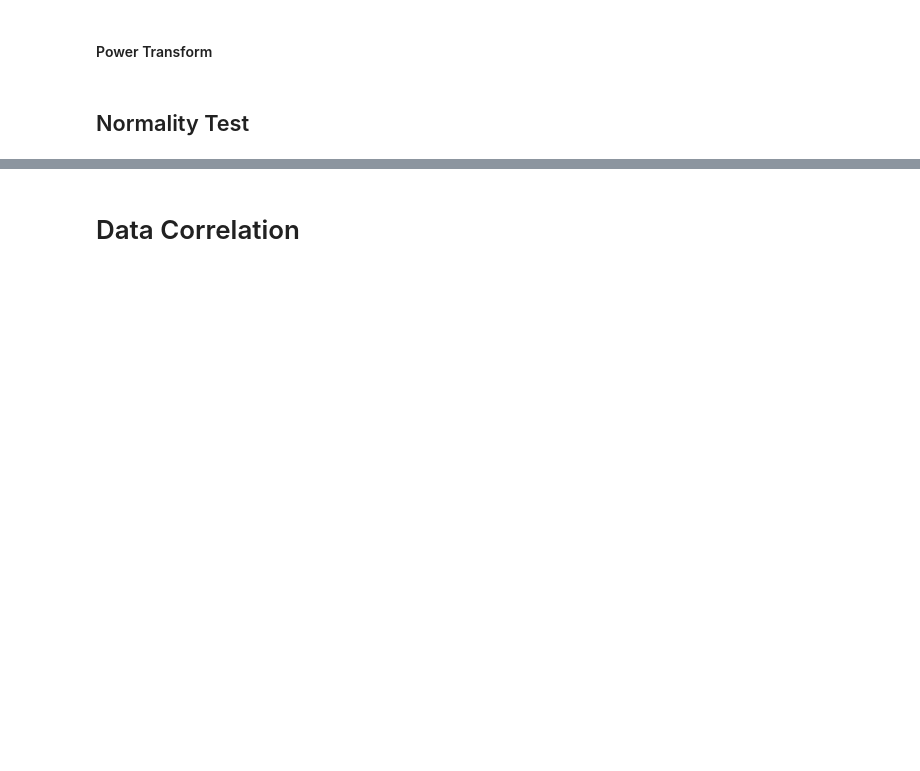
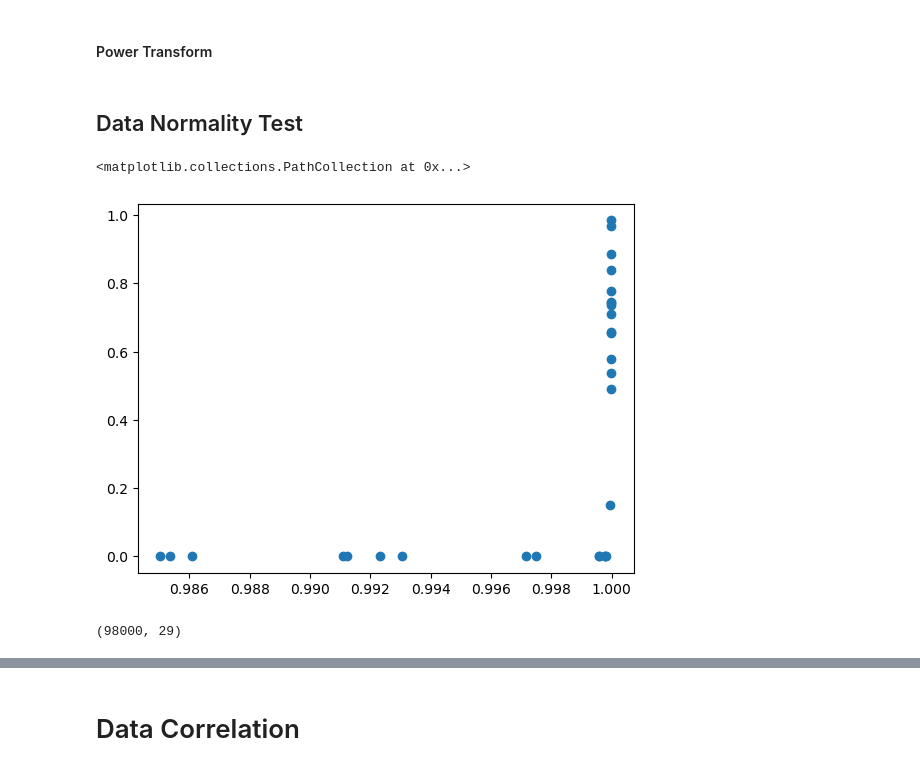
Before and after one commit to SeongilHeo/Kaggle, a Jupyter notebook: tablau/tablau.ipynb, the cells around one changed output, grey strips where cells are left out. Cells and saved outputs as stored; diff of their text form; code cells hidden in the pictures; blank space fills up the shorter version.

```diff
--- a/tablau/tablau.ipynb
+++ b/tablau/tablau.ipynb
@@ -152,4 +153,36 @@ for i in range(t_df.shape[1]):
     sns.histplot(data=t_df[:,i], ax=axes[i//nc,i%nc])
 plt.savefig("./png/po_data_histogram.png")
 # %% [markdown]
-## Normality Test
+## Data Normality Test
+# %%
+for i in range(po_data.shape[1]):
+    fig = plt. figure(figsize= (20,5))
+    ax1 = fig.add_subplot (1, 2, 1)
+    ax2 = fig.add_subplot (1, 2, 2)
+
+    data=po_data[:,i]
+    stats.probplot(data, dist=stats.norm, plot=ax1)
+    mu = data.mean()
+    variance = data.var()
+    sigma = variance ** 0.5
+    x = np.linspace (mu - 3*sigma, mu + 3*sigma, 100)
+    ax2.plot(x, stats.norm.pdf(x, mu, sigma), color="blue", label='theoretical')
+
+    sns.distplot(ax=ax2, a=data, bins=100, color="red", label='observed')
+    ax2.legend()
+    plt.savefig("%d_po_data.png"%(i))
+# %%
+test_stats,p_vals= [],[]
+for i in range(po_data.shape[1]):
+    data=po_data[:,i]
+    test_stat, p_val = stats.shapiro(data)
+    test_stats.append(test_stat)
+    p_vals.append(p_val)
+plt.scatter(test_stats,p_vals)
+# %% [output]
+<matplotlib.collections.PathCollection at 0x...>
+[figure, added]
+# %%
+np.array(df).shape
+# %% [output]
+(98000, 29)
```
Also changed, not shown: parts of 11 cells of this notebook.
